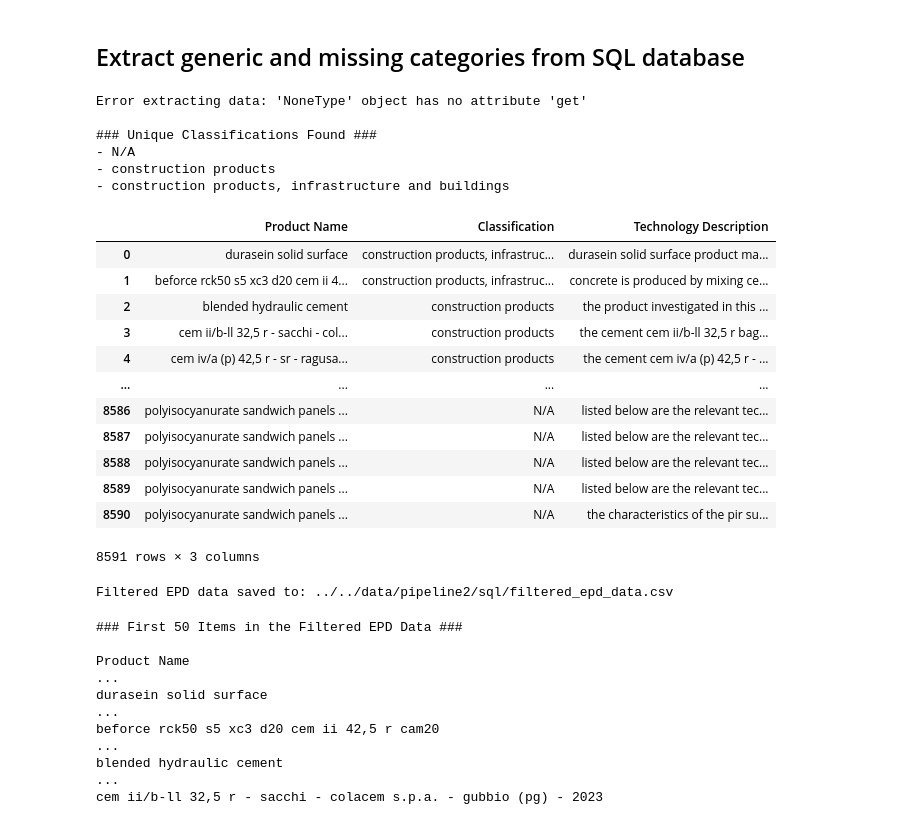
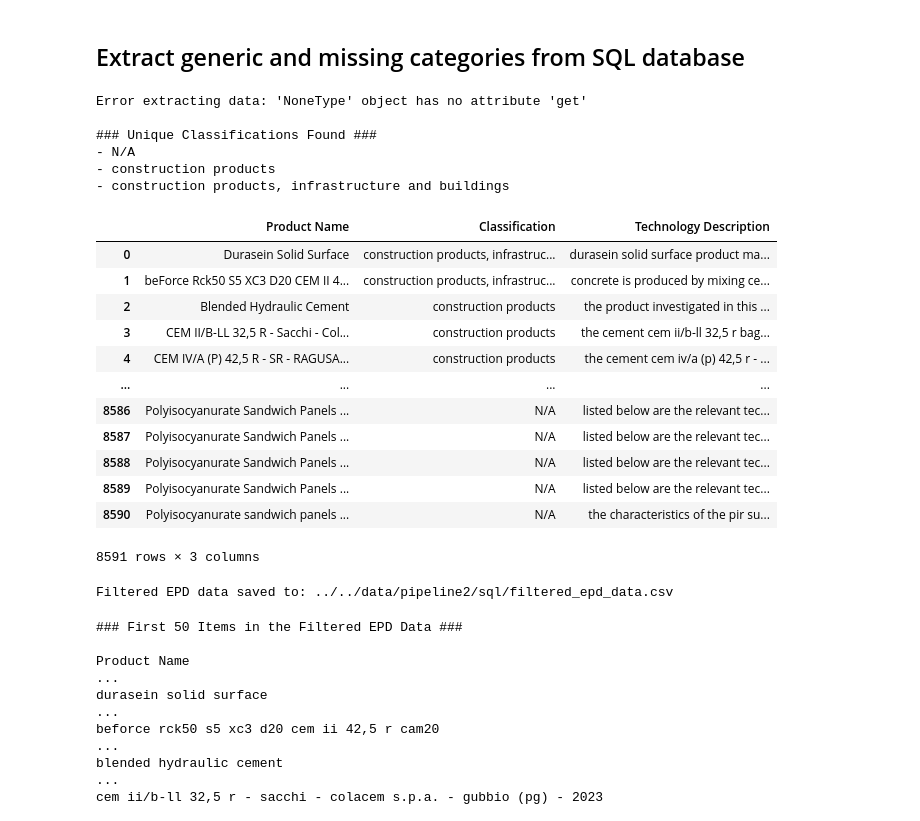
Before and after one commit to g3rezz/lca-data-harmonization-pipeline, a Jupyter notebook: pipeline2/notebooks/p2_data_preparation.ipynb, the cells around one changed output. Drawn from its saved outputs; the diff is of its cells as text; code cells hidden in the pictures.

```diff
--- a/pipeline2/notebooks/p2_data_preparation.ipynb
+++ b/pipeline2/notebooks/p2_data_preparation.ipynb
@@ -35,14 +35,16 @@ SYNONYM_DICT = {
     "millimeter": "mm"
 }
 
-def clean_text(text):
+def clean_text(text, lowercase=True):
     """Cleans and normalizes text: removes special characters, extra spaces, and normalizes synonyms & units."""
     if not isinstance(text, str):
         return "N/A"
 
     text = text.strip().replace("\n", " ")  # Remove newlines and trim spaces
     text = re.sub(r'\s+', ' ', text)  # Remove excessive spaces
-    text = text.lower()  # Convert to lowercase for consistency
+
+    if lowercase:
+        text = text.lower()  # Convert to lowercase for consistency
 
     # Normalize punctuation (replace "&" with "and")
     text = text.replace("&", "and")
@@ -66,7 +68,7 @@ def extract_epd_data(json_data):
         technology_info = process_info.get("technology", {})
 
         # Extract base name (product name)
-        base_name = clean_text(dataset_info.get("name", {}).get("baseName", [{}])[0].get("value", "N/A"))
+        base_name = clean_text(dataset_info.get("name", {}).get("baseName", [{}])[0].get("value", "N/A"), lowercase=False)
 
         # Extract classification
         classification = "N/A"
@@ -138,44 +140,44 @@ def fetch_epd_data():
         return None
 
 # Run the extraction and display results
 df_epd = fetch_epd_data()
 
 # Check if the DataFrame is valid
 if df_epd is not None and not df_epd.empty:
     display(df_epd)  # Show the data in Jupyter Notebook
 
     # Ensure the output directory exists
     output_dir = os.path.dirname(OUTPUT_FILE_PATH)
     os.makedirs(output_dir, exist_ok=True)
 
     # Save DataFrame to CSV
     try:
         df_epd.to_csv(OUTPUT_FILE_PATH, index=False, encoding="utf-8")
         print(f"Filtered EPD data saved to: {OUTPUT_FILE_PATH}")
     except Exception as e:
         print(f"Error saving CSV file: {e}")
 
 else:
     print("No matching EPDs found.")
 # %% [output]
 Error extracting data: 'NoneType' object has no attribute 'get'
 
 ### Unique Classifications Found ###
 - N/A
 - construction products
 - construction products, infrastructure and buildings
 |  | Product Name | Classification | Technology Description |
-| 0 | durasein solid surface | construction products, infrastruc... | durasein solid surface product ma... |
-| 1 | beforce rck50 s5 xc3 d20 cem ii 4... | construction products, infrastruc... | concrete is produced by mixing ce... |
-| 2 | blended hydraulic cement | construction products | the product investigated in this ... |
-| 3 | cem ii/b-ll 32,5 r - sacchi - col... | construction products | the cement cem ii/b-ll 32,5 r bag... |
-| 4 | cem iv/a (p) 42,5 r - sr - ragusa... | construction products | the cement cem iv/a (p) 42,5 r - ... |
+| 0 | Durasein Solid Surface | construction products, infrastruc... | durasein solid surface product ma... |
+| 1 | beForce Rck50 S5 XC3 D20 CEM II 4... | construction products, infrastruc... | concrete is produced by mixing ce... |
+| 2 | Blended Hydraulic Cement | construction products | the product investigated in this ... |
+| 3 | CEM II/B-LL 32,5 R - Sacchi - Col... | construction products | the cement cem ii/b-ll 32,5 r bag... |
+| 4 | CEM IV/A (P) 42,5 R - SR - RAGUSA... | construction products | the cement cem iv/a (p) 42,5 r - ... |
 | ... | ... | ... | ... |
-| 8586 | polyisocyanurate sandwich panels ... | N/A | listed below are the relevant tec... |
-| 8587 | polyisocyanurate sandwich panels ... | N/A | listed below are the relevant tec... |
-| 8588 | polyisocyanurate sandwich panels ... | N/A | listed below are the relevant tec... |
-| 8589 | polyisocyanurate sandwich panels ... | N/A | listed below are the relevant tec... |
-| 8590 | polyisocyanurate sandwich panels ... | N/A | the characteristics of the pir su... |
+| 8586 | Polyisocyanurate Sandwich Panels ... | N/A | listed below are the relevant tec... |
+| 8587 | Polyisocyanurate Sandwich Panels ... | N/A | listed below are the relevant tec... |
+| 8588 | Polyisocyanurate Sandwich Panels ... | N/A | listed below are the relevant tec... |
+| 8589 | Polyisocyanurate Sandwich Panels ... | N/A | listed below are the relevant tec... |
+| 8590 | Polyisocyanurate sandwich panels ... | N/A | the characteristics of the pir su... |
 8591 rows × 3 columns
 Filtered EPD data saved to: ../../data/pipeline2/sql/filtered_epd_data.csv
 # %%
```
Also changed, not shown: parts of 15 cells of this notebook.
